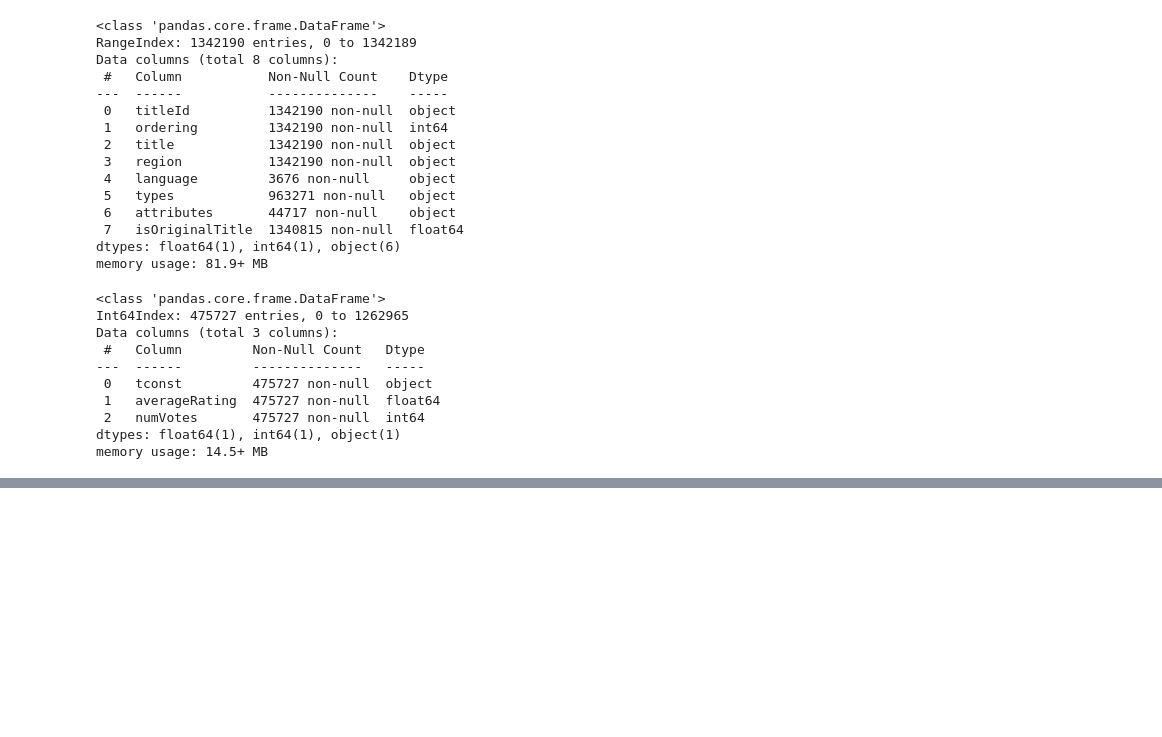
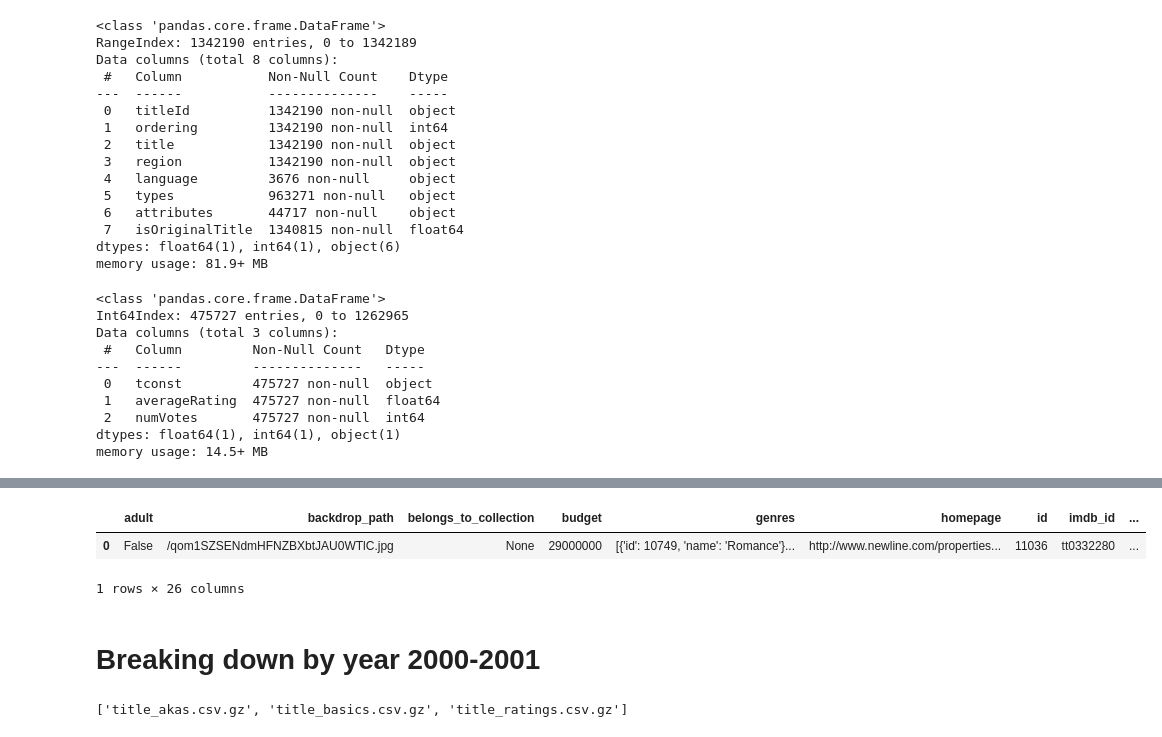
Before and after one commit to Jonny-T87/Project-3-IMDB-Movie-Suggestions, a Jupyter notebook: Project 3 Movies.ipynb, the cells around one changed output, grey strips where cells are left out. Drawn from its saved outputs; the diff is of its cells as text; code cells hidden in the pictures; blank space fills up the shorter version.

```diff
--- a/Project 3 Movies.ipynb
+++ b/Project 3 Movies.ipynb
@@ -301,0 +286,3 @@ memory usage: 14.5+ MB
+# %%
+test2 = get_movie_with_rating("tt0332280") #testing id 2 movie
+test2
@@ -301,0 +307,14 @@ memory usage: 14.5+ MB
+# %%
+pd.DataFrame(data=[test2])
+# %% [output]
+|  | adult | backdrop_path | belongs_to_collection | budget | genres | homepage | id | imdb_id | ... |
+| 0 | False | /qom1SZSENdmHFNZBXbtJAU0WTlC.jpg | None | 29000000 | [{'id': 10749, 'name': 'Romance'}... | http://www.newline.com/properties... | 11036 | tt0332280 | ... |
+1 rows × 26 columns
+# %% [markdown]
+# Breaking down by year 2000-2001
+# %%
+FOLDER = "Data"
+os.makedirs(FOLDER, exist_ok=True)
+os.listdir(FOLDER)
+# %% [output]
+['title_akas.csv.gz', 'title_basics.csv.gz', 'title_ratings.csv.gz']
```
Also changed, not shown: parts of 23 cells of this notebook, 4 other files.
